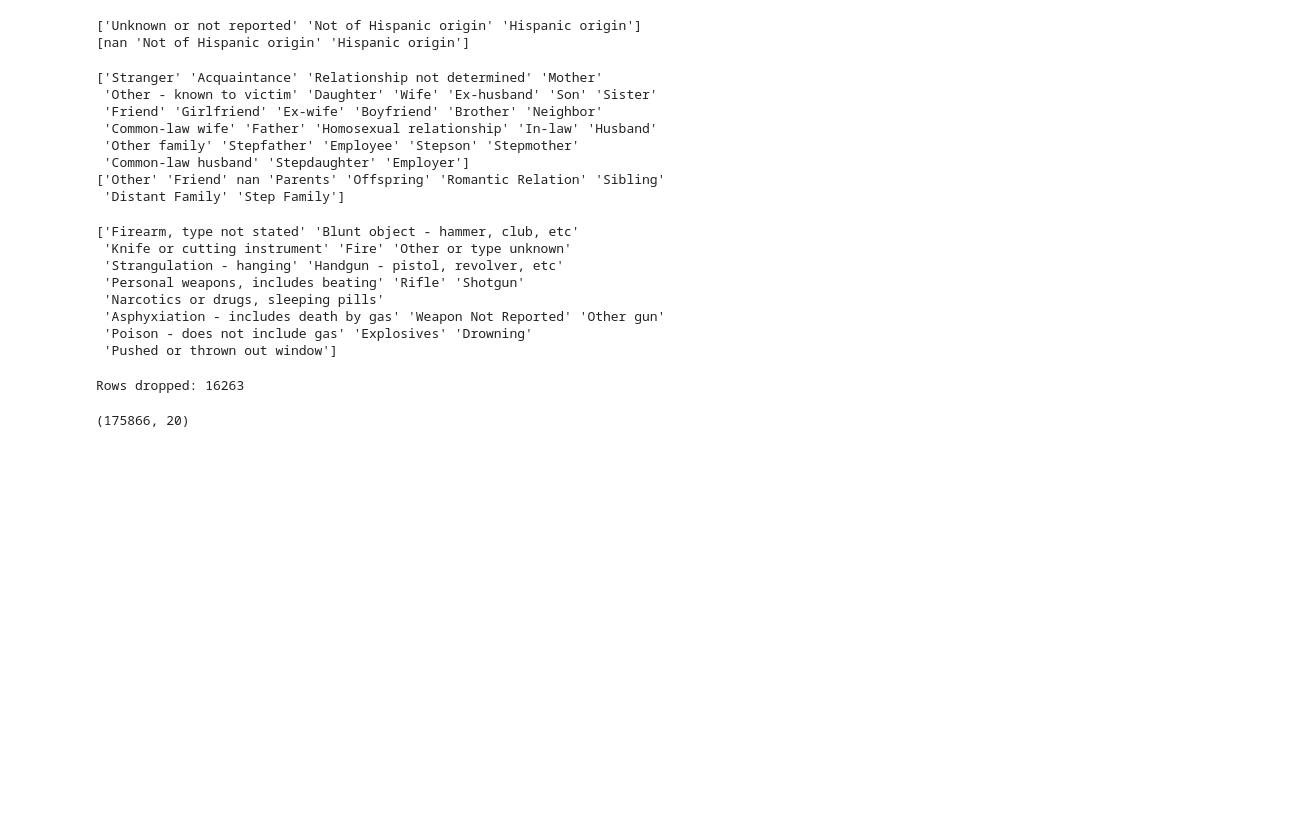
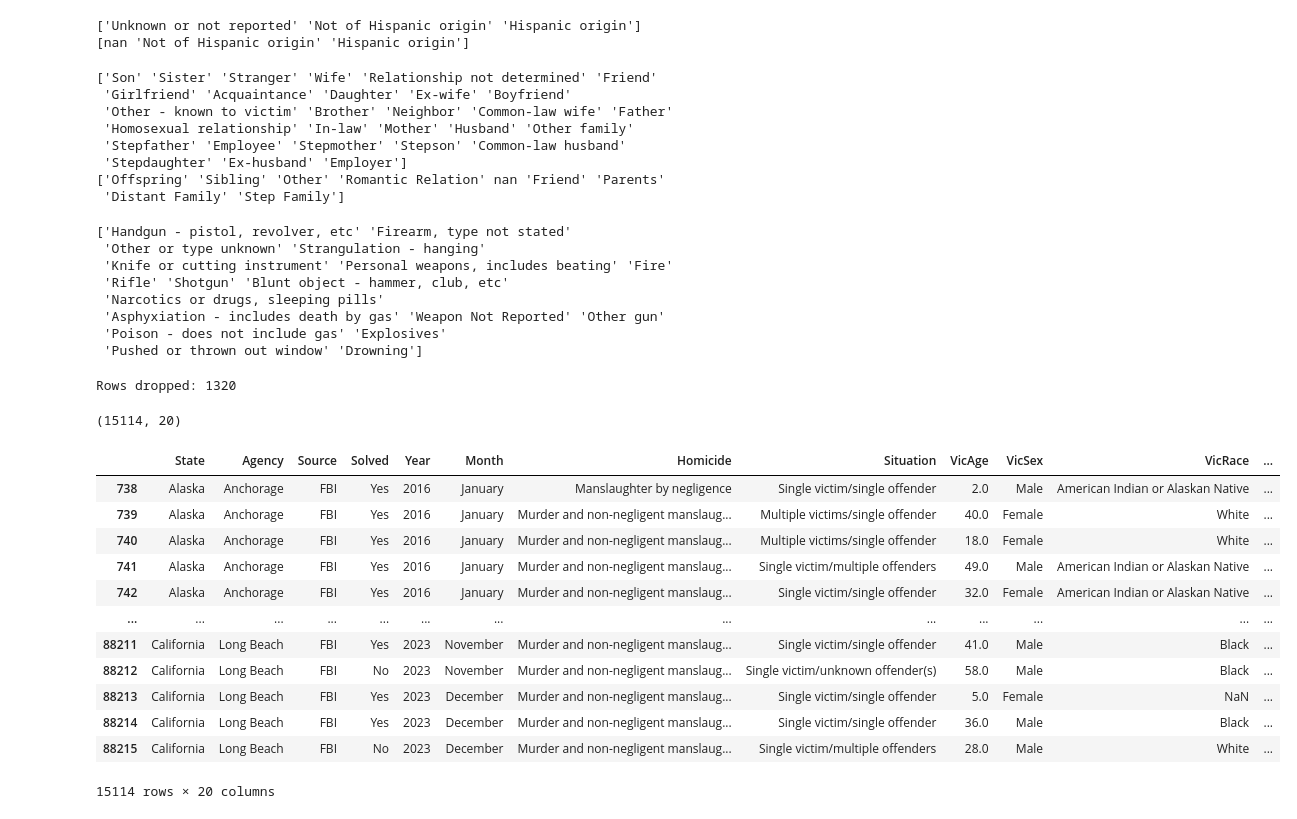
Before and after one commit to jac7az/mlproject, a Jupyter notebook: wrangling_start.ipynb, the cells around one changed output. Cells and saved outputs as stored; diff of their text form; code cells hidden in the pictures; blank space fills up the shorter version.

```diff
--- a/wrangling_start.ipynb
+++ b/wrangling_start.ipynb
@@ -113,7 +113,7 @@ OffCount
 There are some missing values
 # %%
 #subset the data based on year
-new_df = new_df[new_df['Year']>=2015]
+new_df = new_df[new_df['Year']>=2016]
 #check for weird values
 print(new_df['Year'].unique())
 # %% [output]
@@ -273,13 +265,13 @@ new_df["Relationship"] = new_df['Relationship'].replace(["Stranger", "Employer",
 new_df["Relationship"] = new_df['Relationship'].replace(["Relationship not determined"], np.nan)
 print(new_df['Relationship'].unique())
 # %% [output]
-['Stranger' 'Acquaintance' 'Relationship not determined' 'Mother'
- 'Other - known to victim' 'Daughter' 'Wife' 'Ex-husband' 'Son' 'Sister'
- 'Friend' 'Girlfriend' 'Ex-wife' 'Boyfriend' 'Brother' 'Neighbor'
- 'Common-law wife' 'Father' 'Homosexual relationship' 'In-law' 'Husband'
- 'Other family' 'Stepfather' 'Employee' 'Stepson' 'Stepmother'
- 'Common-law husband' 'Stepdaughter' 'Employer']
-['Other' 'Friend' nan 'Parents' 'Offspring' 'Romantic Relation' 'Sibling'
+['Son' 'Sister' 'Stranger' 'Wife' 'Relationship not determined' 'Friend'
+ 'Girlfriend' 'Acquaintance' 'Daughter' 'Ex-wife' 'Boyfriend'
+ 'Other - known to victim' 'Brother' 'Neighbor' 'Common-law wife' 'Father'
+ 'Homosexual relationship' 'In-law' 'Mother' 'Husband' 'Other family'
+ 'Stepfather' 'Employee' 'Stepmother' 'Stepson' 'Common-law husband'
+ 'Stepdaughter' 'Ex-husband' 'Employer']
+['Offspring' 'Sibling' 'Other' 'Romantic Relation' nan 'Friend' 'Parents'
  'Distant Family' 'Step Family']
 # %%
 #check for weird values
@@ -290,14 +282,14 @@ new_df["Weapon"] = new_df['Weapon'].replace(["Narcotics or drugs, sleeping pills
 new_df["Weapon"] = new_df['Weapon'].replace(["Weapon Not Reported"], np.nan)
 new_df["Weapon"] = new_df['Weapon'].replace(["Other or type unknown", "Asphyxiation - includes death by gas"], "Other")
 # %% [output]
-['Firearm, type not stated' 'Blunt object - hammer, club, etc'
- 'Knife or cutting instrument' 'Fire' 'Other or type unknown'
- 'Strangulation - hanging' 'Handgun - pistol, revolver, etc'
- 'Personal weapons, includes beating' 'Rifle' 'Shotgun'
+['Handgun - pistol, revolver, etc' 'Firearm, type not stated'
+ 'Other or type unknown' 'Strangulation - hanging'
+ 'Knife or cutting instrument' 'Personal weapons, includes beating' 'Fire'
+ 'Rifle' 'Shotgun' 'Blunt object - hammer, club, etc'
  'Narcotics or drugs, sleeping pills'
  'Asphyxiation - includes death by gas' 'Weapon Not Reported' 'Other gun'
- 'Poison - does not include gas' 'Explosives' 'Drowning'
- 'Pushed or thrown out window']
+ 'Poison - does not include gas' 'Explosives'
+ 'Pushed or thrown out window' 'Drowning']
 # %%
 # Removing any rows that are missing more than 5 values
 
@@ -310,11 +302,27 @@ rows_dropped = len(new_df) - len(drop_df)
 # print how many rows were dropped
 print(f"Rows dropped: {rows_dropped}")
 # %% [output]
-Rows dropped: 16263
+Rows dropped: 1320
 # %%
 new_df.shape
 # %% [output]
-(175866, 20)
+(15114, 20)
+# %%
+new_df
+# %% [output]
+|  | State | Agency | Source | Solved | Year | Month | Homicide | Situation | VicAge | VicSex | VicRace | ... |
+| 738 | Alaska | Anchorage | FBI | Yes | 2016 | January | Manslaughter by negligence | Single victim/single offender | 2.0 | Male | American Indian or Alaskan Native | ... |
+| 739 | Alaska | Anchorage | FBI | Yes | 2016 | January | Murder and non-negligent manslaug... | Multiple victims/single offender | 40.0 | Female | White | ... |
+| 740 | Alaska | Anchorage | FBI | Yes | 2016 | January | Murder and non-negligent manslaug... | Multiple victims/single offender | 18.0 | Female | White | ... |
+| 741 | Alaska | Anchorage | FBI | Yes | 2016 | January | Murder and non-negligent manslaug... | Single victim/multiple offenders | 49.0 | Male | American Indian or Alaskan Native | ... |
+| 742 | Alaska | Anchorage | FBI | Yes | 2016 | January | Murder and non-negligent manslaug... | Single victim/single offender | 32.0 | Female | American Indian or Alaskan Native | ... |
+| ... | ... | ... | ... | ... | ... | ... | ... | ... | ... | ... | ... | ... |
+| 88211 | California | Long Beach | FBI | Yes | 2023 | November | Murder and non-negligent manslaug... | Single victim/single offender | 41.0 | Male | Black | ... |
+| 88212 | California | Long Beach | FBI | No | 2023 | November | Murder and non-negligent manslaug... | Single victim/unknown offender(s) | 58.0 | Male | Black | ... |
+| 88213 | California | Long Beach | FBI | Yes | 2023 | December | Murder and non-negligent manslaug... | Single victim/single offender | 5.0 | Female | NaN | ... |
+| 88214 | California | Long Beach | FBI | Yes | 2023 | December | Murder and non-negligent manslaug... | Single victim/single offender | 36.0 | Male | Black | ... |
+| 88215 | California | Long Beach | FBI | No | 2023 | December | Murder and non-negligent manslaug... | Single victim/multiple offenders | 28.0 | Male | White | ... |
+15114 rows × 20 columns
 # %%
 # saving drop_df as new csv\n
 ## will save the csv in whatever folder/directory you're currently working in just fyi
```
Also changed, not shown: parts of 14 cells of this notebook.
